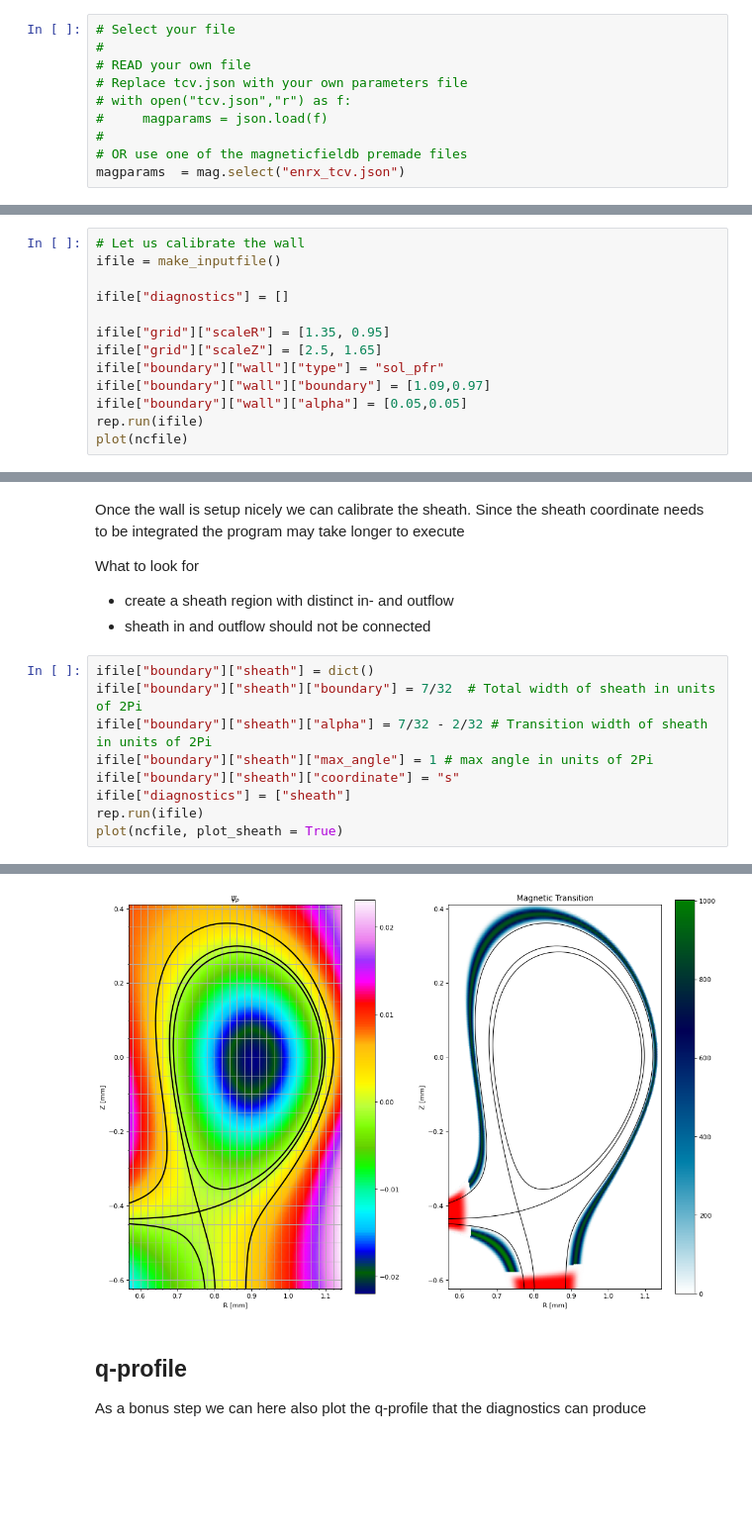
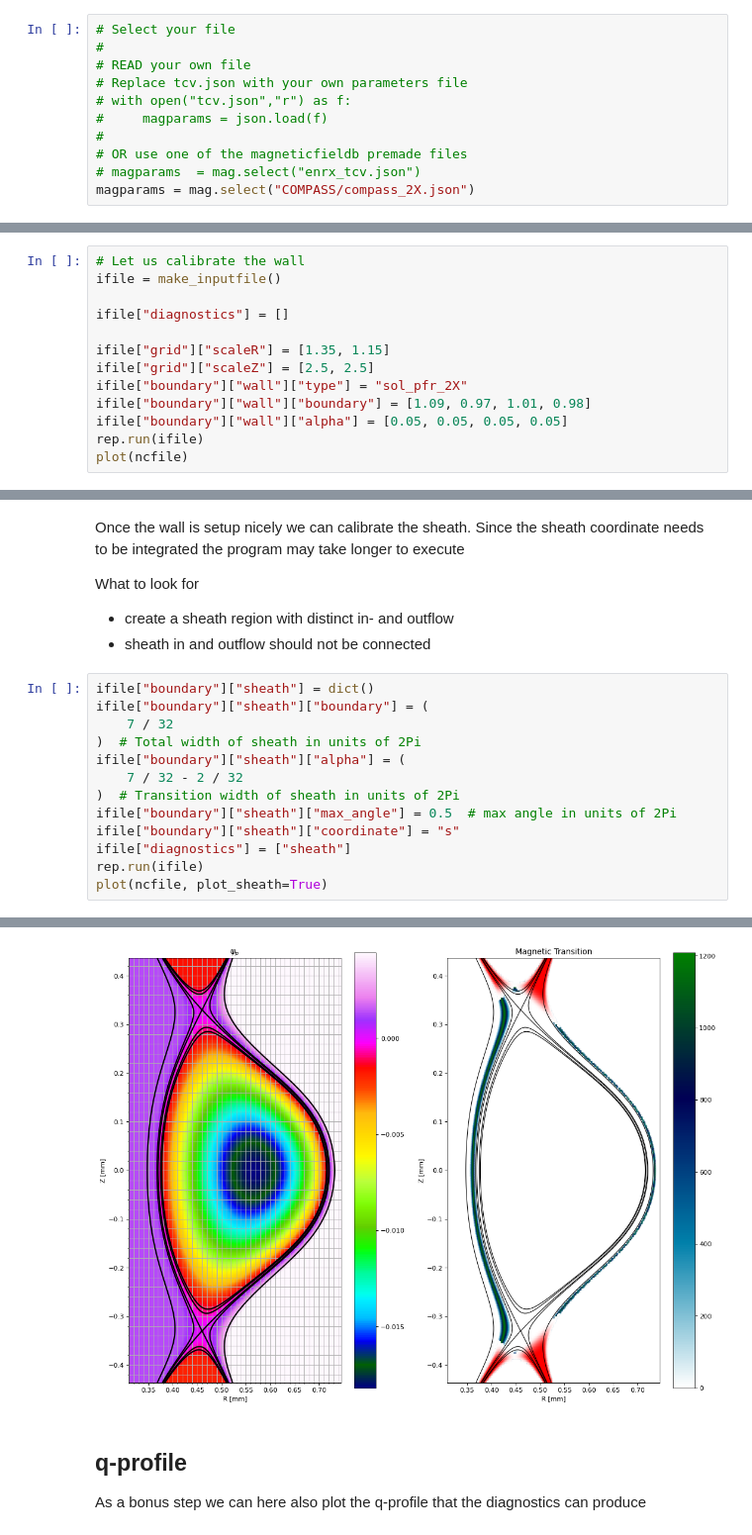
Before and after one commit to feltor-dev/magneticfielddb, a Jupyter notebook: geometry_diag.ipynb, the cells around one changed output, grey strips where cells are left out. Shown at 99% size. Drawn from its saved outputs; the diff is of its cells as text; blank space fills up the shorter version.

```diff
--- a/geometry_diag.ipynb
+++ b/geometry_diag.ipynb
@@ -37,7 +77,8 @@ The first step is to select a parameters file. We can either use a self-generate
 #     magparams = json.load(f)
 #
 # OR use one of the magneticfieldb premade files
-magparams  = mag.select("enrx_tcv.json")
+# magparams  = mag.select("enrx_tcv.json")
+magparams = mag.select("COMPASS/compass_2X.json")
 # %% [markdown]
 As a next step we generate a default input file for *geoemtry_diag* and run our first simulation. Please read the documentation for further details on the input parameters.
 # %%
@@ -287,11 +328,11 @@ ifile = make_inputfile()
 
 ifile["diagnostics"] = []
 
-ifile["grid"]["scaleR"] = [1.35, 0.95]
-ifile["grid"]["scaleZ"] = [2.5, 1.65]
-ifile["boundary"]["wall"]["type"] = "sol_pfr"
-ifile["boundary"]["wall"]["boundary"] = [1.09,0.97]
-ifile["boundary"]["wall"]["alpha"] = [0.05,0.05]
+ifile["grid"]["scaleR"] = [1.35, 1.15]
+ifile["grid"]["scaleZ"] = [2.5, 2.5]
+ifile["boundary"]["wall"]["type"] = "sol_pfr_2X"
+ifile["boundary"]["wall"]["boundary"] = [1.09, 0.97, 1.01, 0.98]
+ifile["boundary"]["wall"]["alpha"] = [0.05, 0.05, 0.05, 0.05]
 rep.run(ifile)
 plot(ncfile)
 # %% [output]
@@ -309,11 +350,15 @@ What to look for
 - sheath in and outflow should not be connected
 # %%
 ifile["boundary"]["sheath"] = dict()
-ifile["boundary"]["sheath"]["boundary"] = 7/32  # Total width of sheath in units of 2Pi
-ifile["boundary"]["sheath"]["alpha"] = 7/32 - 2/32 # Transition width of sheath in units of 2Pi
-ifile["boundary"]["sheath"]["max_angle"] = 1 # max angle in units of 2Pi
+ifile["boundary"]["sheath"]["boundary"] = (
+    7 / 32
+)  # Total width of sheath in units of 2Pi
+ifile["boundary"]["sheath"]["alpha"] = (
+    7 / 32 - 2 / 32
+)  # Transition width of sheath in units of 2Pi
+ifile["boundary"]["sheath"]["max_angle"] = 0.5  # max angle in units of 2Pi
 ifile["boundary"]["sheath"]["coordinate"] = "s"
 ifile["diagnostics"] = ["sheath"]
 rep.run(ifile)
-plot(ncfile, plot_sheath = True)
+plot(ncfile, plot_sheath=True)
 # %% [output]
@@ -325,4 +370,4 @@ triangularity=0.4 elongation=1.5
-[figure, old version]
+[figure, new version]
 # %% [markdown]
 ## q-profile
 
```
Also changed, not shown: parts of 12 cells of this notebook, 2 other files.
